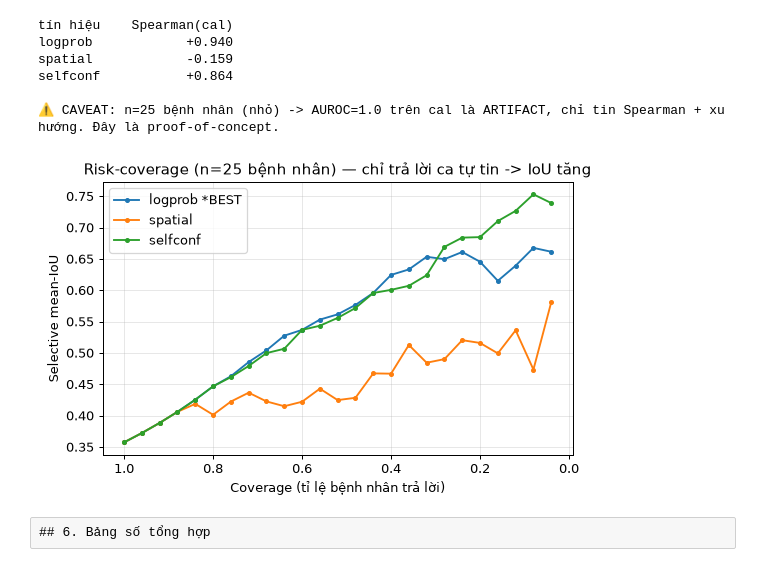
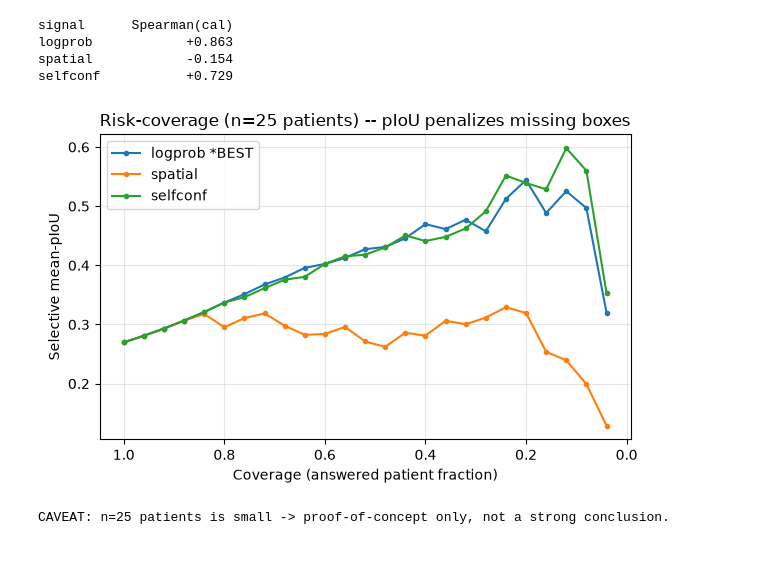
Before and after one commit to HatDuaa/medrega-liver-seminar, a Jupyter notebook: seminar/code/eval_visualize.ipynb, the cells around one changed output. Cells and saved outputs as stored; diff of their text form; code cells hidden in the pictures.

```diff
--- a/seminar/code/eval_visualize.ipynb
+++ b/seminar/code/eval_visualize.ipynb
@@ -147,14 +159,0 @@ Model sót chủ yếu u quá nhỏ/mờ — giới hạn độ-khó-dữ-liệu
-# %%
-# === [4] FAILURE CASES (thẳng thắn) — model SÓT u gì? ===
-# Phần lớn ca sót là u NHỎ; ngoài ra model còn xu hướng học vị trí u phổ biến.
-pos=[r for r in records if r["is_pos"]]
-misses=[r for r in pos if len(r["pred_boxes"])==0 and len(r["gt_boxes"])==1]
-small_miss=sorted(misses,key=lambda r:(r["gt_boxes"][0][2]-r["gt_boxes"][0][0])*(r["gt_boxes"][0][3]-r["gt_boxes"][0][1]))[:4]
-print(f"Tổng lát dương SÓT (không vẽ box): {sum(len(r['pred_boxes'])==0 for r in pos)}/{len(pos)}")
-fig,axes=plt.subplots(1,4,figsize=(13,3.6))
-for ax,r in zip(axes,small_miss):
-    img=load_img(r["image_path"]); W,H=img.size; box=r["gt_boxes"][0]
-    ax.imshow(img,cmap="gray"); draw_box(ax,box,"lime",W,H); zoom(ax,box,W,H,85); ax.axis("off")
-    a=(box[2]-box[0])*(box[3]-box[1]); ax.set_title(f"SÓT — u {a/1e4:.2f}% ảnh",fontsize=10,color="red")
-fig.suptitle("Ca SÓT điển hình: u quá nhỏ/mờ — bác sĩ cũng khó thấy (không phải lỗi định vị)",fontsize=11)
-plt.tight_layout(); plt.show()
@@ -225,37 +389,50 @@ plt.tight_layout(); plt.show()
 # %%
-# === [6] Risk-coverage + bảng tín hiệu (cal chọn / test báo cáo) ===
+# === [6] Risk-coverage + signal table (cal chooses / test reports) ===
+# Quality target = pen_iou: sum matched IoU / max(n_pred,n_gt), so no-box and under-count are penalized.
 SIG=["logprob","spatial","selfconf"]
 def per_pat(rs):
     bp=defaultdict(list)
     for r in rs:
         if r["is_pos"]: bp[r["patient_id"]].append(r)
-    pi=np.array([np.mean([x["best_iou"] for x in v]) for v in bp.values()])
-    ps={k:np.array([np.mean([x[k] for x in v]) for v in bp.values()]) for k in SIG}
+    pids=list(bp)
+    pi=np.array([np.mean([x["pen_iou"] for x in bp[pid]]) for pid in pids])
+    ps={}
+    for k in SIG:
+        vals=[]
+        for pid in pids:
+            xs=[x[k] for x in bp[pid] if x.get(k) is not None and np.isfinite(x.get(k))]
+            vals.append(float(np.mean(xs)) if xs else np.nan)
+        ps[k]=np.array(vals, dtype=float)
     return pi,ps
-# cal: gắn best_iou
-for c in cal: c["best_iou"]=max((iou(p,b) for b in c["gt_boxes"] for p in c["pred_boxes"]),default=0.0); c["patient_id"]=c["pid"]
+# cal: attach the same metrics as test
+for c in cal:
+    c["patient_id"]=c["pid"]
+    _annotate_metrics(c)
 Ti,Ts=per_pat(records); Ci,Cs=per_pat(cal)
-print(f"{'tín hiệu':10}{'Spearman(cal)':>15}"); chosen={}
+print(f"{'signal':10}{'Spearman(cal)':>15}"); chosen={}; valid=[]
 for k in SIG:
-    rho=spearmanr(Cs[k],Ci).correlation if np.std(Cs[k])>1e-9 else float('nan')
+    mask=np.isfinite(Cs[k]) & np.isfinite(Ci)
+    rho=spearmanr(Cs[k][mask],Ci[mask]).correlation if mask.sum()>1 and np.std(Cs[k][mask])>1e-9 else float('nan')
     chosen[k]=-1.0 if (not np.isnan(rho) and rho<0) else 1.0
+    if not np.isnan(rho): valid.append((k,abs(rho)))
     print(f"{k:10}{rho:>+15.3f}")
-BEST=max([k for k in SIG if not np.isnan(spearmanr(Cs[k],Ci).correlation)],
-         key=lambda k:abs(spearmanr(Cs[k],Ci).correlation),default="logprob")
+BEST=max(valid,key=lambda x:x[1])[0] if valid else "logprob"
 n=len(Ti); plt.figure(figsize=(6.2,4))
 for k in SIG:
-    s=chosen[k]*Ts[k]; o=np.argsort(-s); plt.plot([(i+1)/n for i in range(n)],
-        [Ti[o[:i+1]].mean() for i in range(n)],marker="o",ms=3,label=k+(" *BEST" if k==BEST else ""))
-plt.gca().invert_xaxis(); plt.xlabel("Coverage (tỉ lệ bệnh nhân trả lời)"); plt.ylabel("Selective mean-IoU")
-plt.title(f"Risk-coverage (n={n} bệnh nhân) — chỉ trả lời ca tự tin -> IoU tăng"); plt.legend(); plt.grid(alpha=.3); plt.tight_layout(); plt.show()
-print(f"\n⚠️ CAVEAT: n={n} bệnh nhân (nhỏ) -> AUROC=1.0 trên cal là ARTIFACT, chỉ tin Spearman + xu hướng. Đây là proof-of-concept.")
+    s=chosen[k]*Ts[k]
+    mask=np.isfinite(s)
+    if mask.sum()==0: continue
+    o=np.argsort(-s[mask]); ti=Ti[mask]
+    plt.plot([(i+1)/len(ti) for i in range(len(ti))],
+        [ti[o[:i+1]].mean() for i in range(len(ti))],marker="o",ms=3,label=k+(" *BEST" if k==BEST else ""))
+plt.gca().invert_xaxis(); plt.xlabel("Coverage (answered patient fraction)"); plt.ylabel("Selective mean-pIoU")
+plt.title(f"Risk-coverage (n={n} patients) -- pIoU penalizes missing boxes"); plt.legend(); plt.grid(alpha=.3); plt.tight_layout(); plt.show()
+print()
+print(f"CAVEAT: n={n} patients is small -> proof-of-concept only, not a strong conclusion.")
 # %% [output]
-tín hiệu    Spearman(cal)
-logprob            +0.940
-spatial            -0.159
-selfconf           +0.864
-
-⚠️ CAVEAT: n=25 bệnh nhân (nhỏ) -> AUROC=1.0 trên cal là ARTIFACT, chỉ tin Spearman + xu hướng. Đây là proof-of-concept.
+signal      Spearman(cal)
+logprob            +0.863
+spatial            -0.154
+selfconf           +0.729
-[figure, old version]
+[figure, new version]
+CAVEAT: n=25 patients is small -> proof-of-concept only, not a strong conclusion.
-# %% [raw]
-## 6. Bảng số tổng hợp
```
Also changed, not shown: parts of 22 cells of this notebook.
